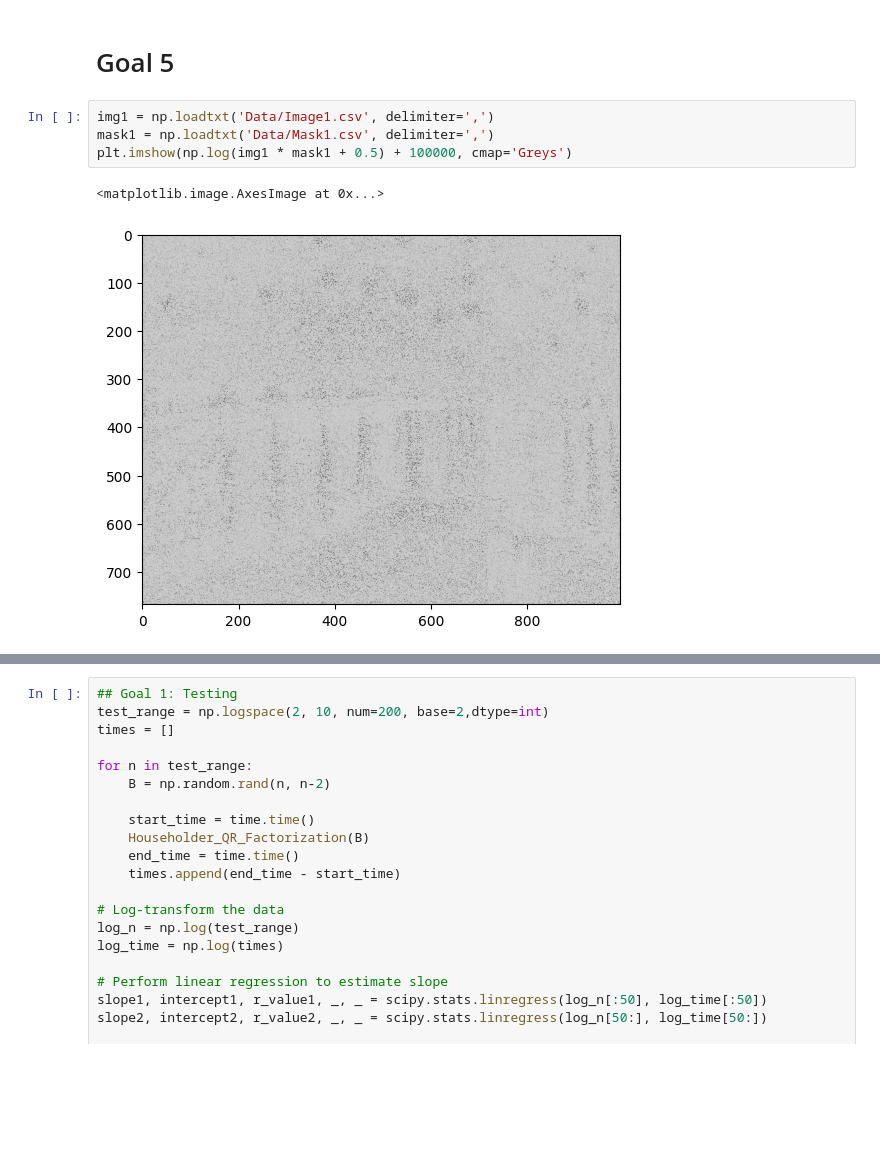
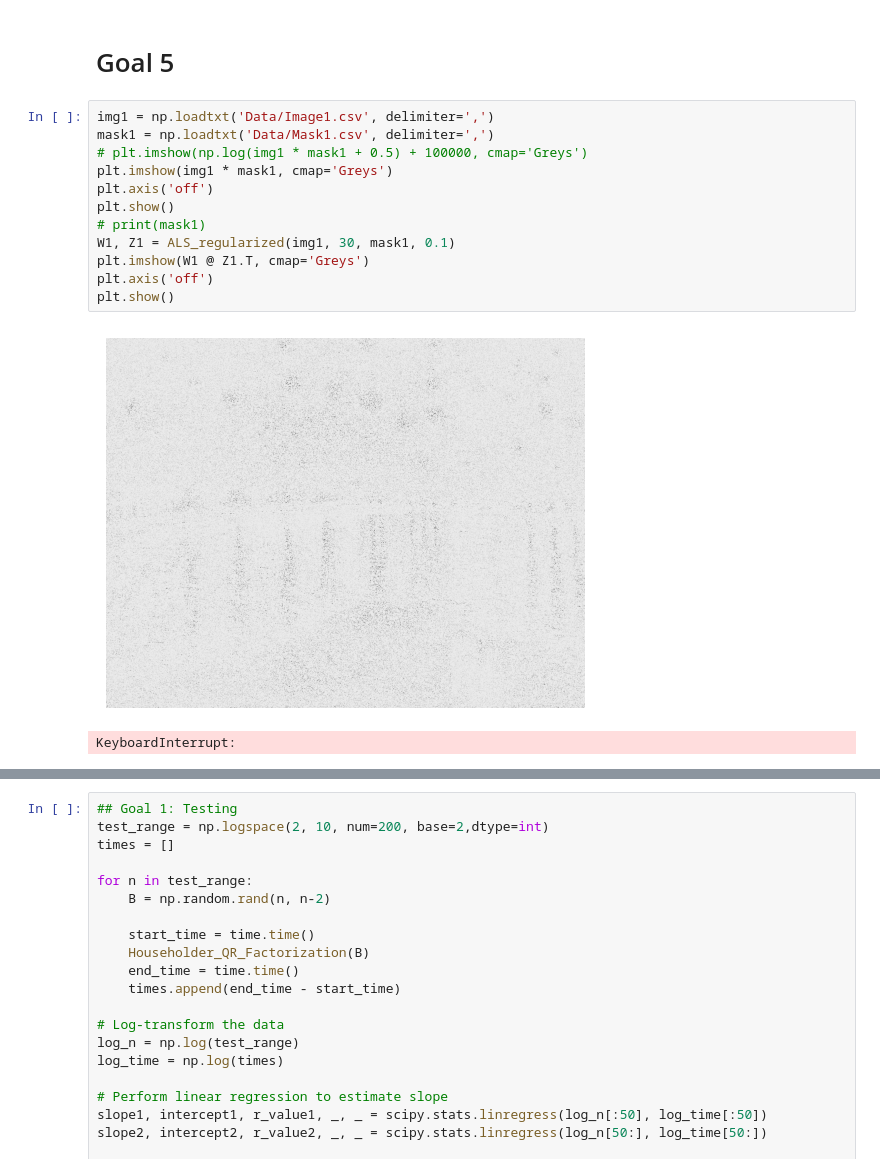
Before and after one commit to liu-bodong/SVD-Image-Compression, a Jupyter notebook: code.ipynb, the cells around one changed output, grey strips where cells are left out. Saved outputs shown, nothing was run; the diff lists cells and outputs as text; blank space fills up the shorter version.

```diff
--- a/code.ipynb
+++ b/code.ipynb
@@ -223,7 +236,15 @@ def ALS_regularized(A, k, omega, beta, max_iter = 100, tolerance=1e-4):
 # %%
 img1 = np.loadtxt('Data/Image1.csv', delimiter=',')
 mask1 = np.loadtxt('Data/Mask1.csv', delimiter=',')
-plt.imshow(np.log(img1 * mask1 + 0.5) + 100000, cmap='Greys')
+# plt.imshow(np.log(img1 * mask1 + 0.5) + 100000, cmap='Greys')
+plt.imshow(img1 * mask1, cmap='Greys')
+plt.axis('off')
+plt.show()
+# print(mask1)
+W1, Z1 = ALS_regularized(img1, 30, mask1, 0.1)
+plt.imshow(W1 @ Z1.T, cmap='Greys')
+plt.axis('off')
+plt.show()
 # %% [output]
+[figure, new version]
-<matplotlib.image.AxesImage at 0x...>
+KeyboardInterrupt:
-[figure, old version]
```
Also changed, not shown: parts of 14 cells of this notebook.
